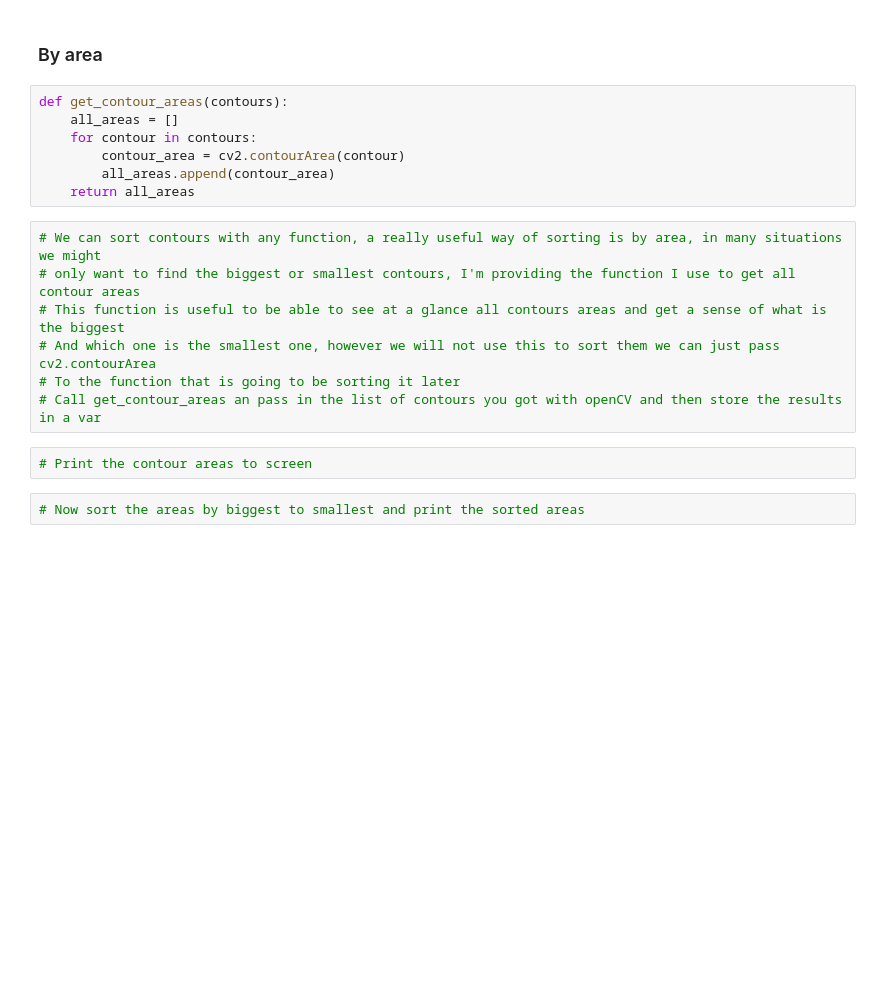
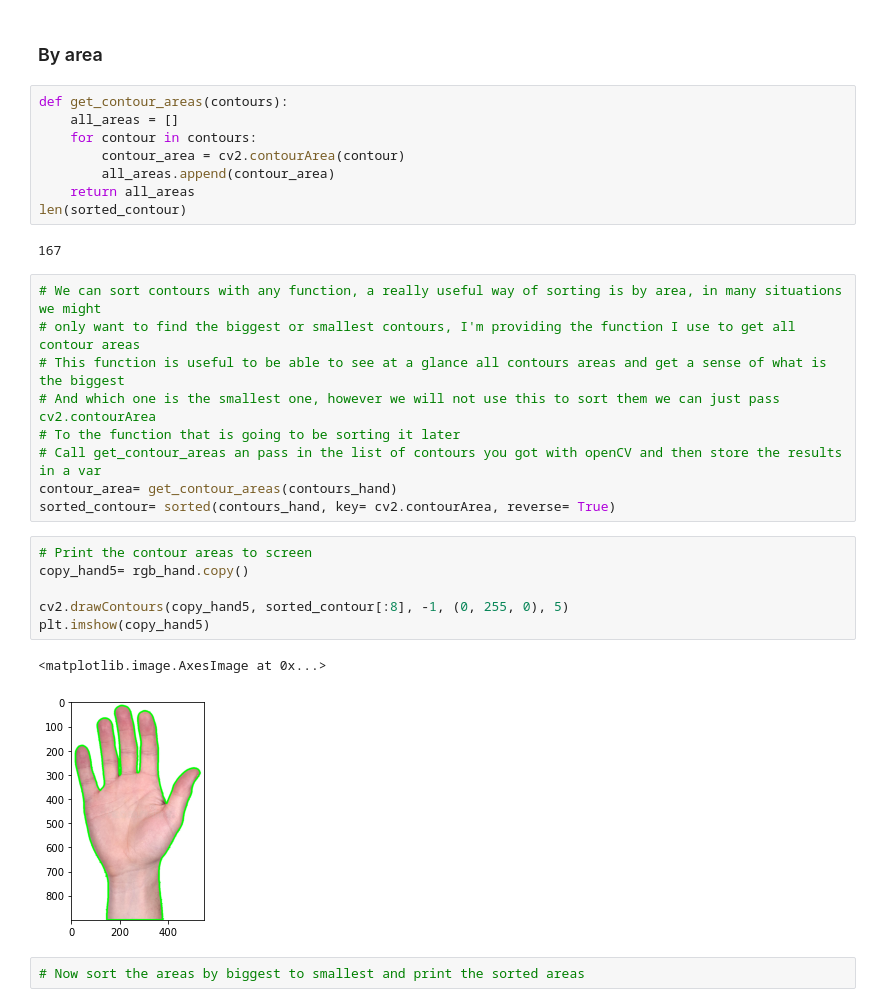
Before and after one commit to madinach/striveAI_2021, a Jupyter notebook: M6/d6/Contours.ipynb, the cells around one changed output. Drawn from its saved outputs; the diff is of its cells as text; blank space fills up the shorter version.

```diff
--- a/M6/d6/Contours.ipynb
+++ b/M6/d6/Contours.ipynb
@@ -107,6 +131,9 @@ def get_contour_areas(contours):
         contour_area = cv2.contourArea(contour)
         all_areas.append(contour_area)
     return all_areas
+len(sorted_contour)
+# %% [output]
+167
 # %%
 # We can sort contours with any function, a really useful way of sorting is by area, in many situations we might
 # only want to find the biggest or smallest contours, I'm providing the function I use to get all contour areas
@@ -114,8 +141,17 @@ def get_contour_areas(contours):
 # And which one is the smallest one, however we will not use this to sort them we can just pass cv2.contourArea
 # To the function that is going to be sorting it later
 # Call get_contour_areas an pass in the list of contours you got with openCV and then store the results in a var
+contour_area= get_contour_areas(contours_hand)
+sorted_contour= sorted(contours_hand, key= cv2.contourArea, reverse= True)
 # %%
 # Print the contour areas to screen
+copy_hand5= rgb_hand.copy()
+
+cv2.drawContours(copy_hand5, sorted_contour[:8], -1, (0, 255, 0), 5)
+plt.imshow(copy_hand5)
+# %% [output]
+<matplotlib.image.AxesImage at 0x...>
+[figure, added]
 # %%
 # Now sort the areas by biggest to smallest and print the sorted areas
 # %% [markdown]
```
Also changed, not shown: parts of 2 cells of this notebook.
